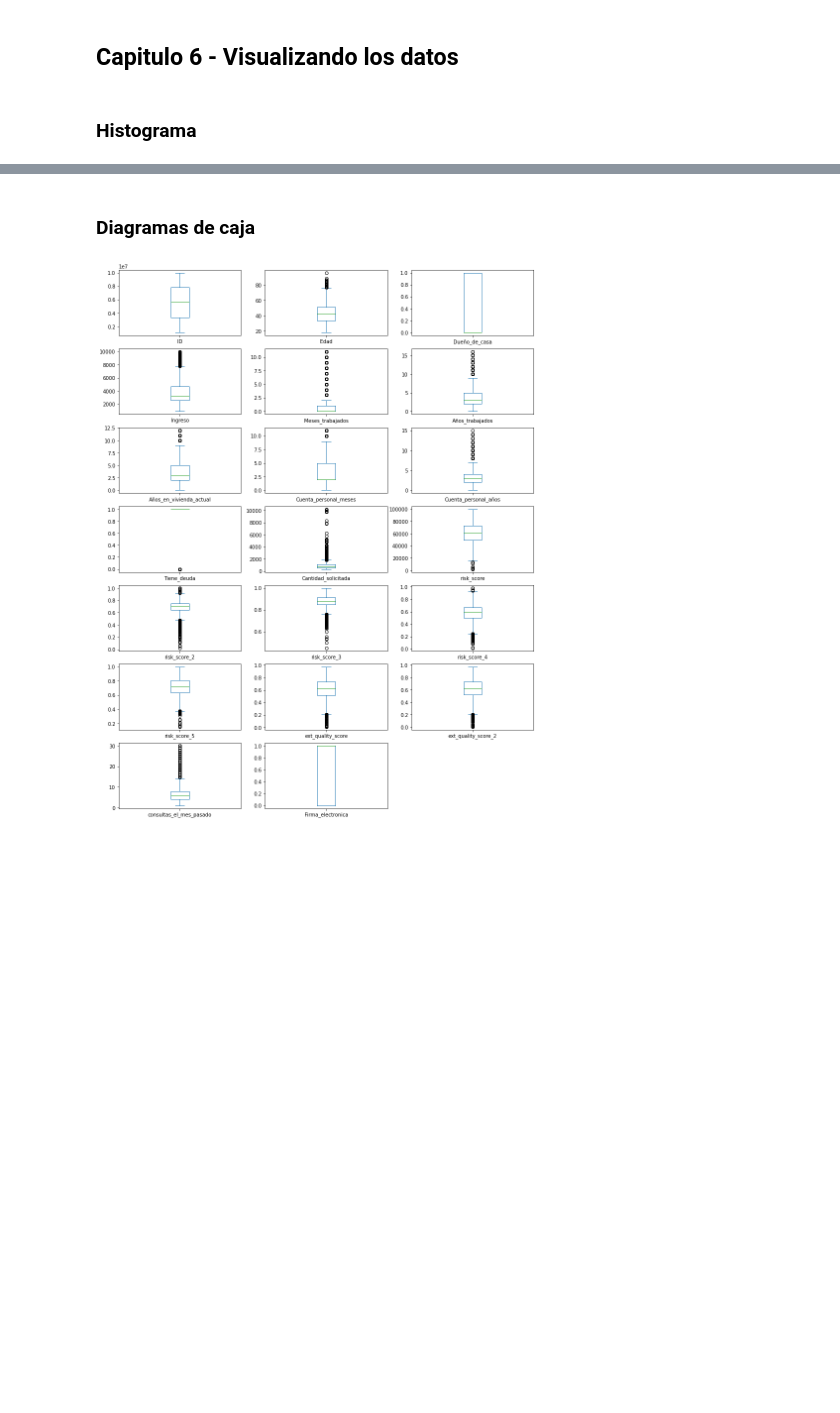
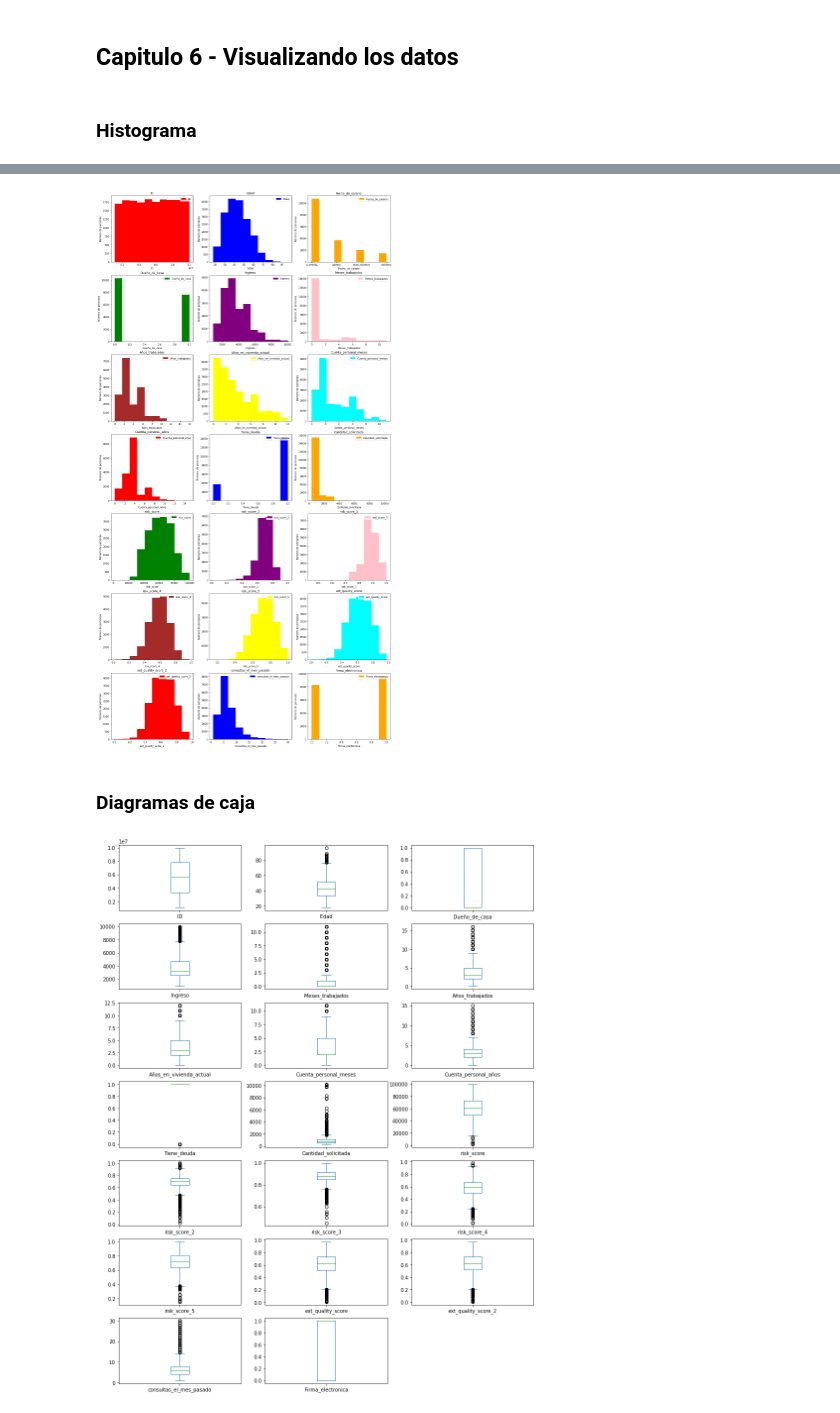
Before and after one commit to ismaelacosta/Proyecto_AID, a Jupyter notebook: examen.ipynb, the cells around one changed output, grey strips where cells are left out. Drawn from its saved outputs; the diff is of its cells as text; code cells hidden in the pictures; blank space fills up the shorter version.

Commit message:
histograma mejorado

```diff
--- a/examen.ipynb
+++ b/examen.ipynb
@@ -137,17 +137,16 @@ correlacion
 # %% [markdown]
 ### Histograma
 # %%
-colores = ["red", "blue","orange", "green", "purple", "pink", "brown", "yellow", "cyan", "red", "blue","orange", "green", "purple", "pink", "brown", "yellow", "cyan", "red", "blue","orange", "green", "purple", "pink", "brown", "yellow", "cyan"]
+def histograma():
+    colores = ["red", "blue","orange", "green", "purple", "pink", "brown", "yellow", "cyan", "red", "blue","orange", "green", "purple", "pink", "brown", "yellow", "cyan", "red", "blue","orange", "green", "purple", "pink", "brown", "yellow", "cyan"]
 
+    fig, axes = plt.subplots(nrows=7, ncols=3, figsize=(20,40))
 
+    for i, ax in enumerate(axes.flat, start=0):
+        ax.hist(x=df.iloc[:,i].values, histtype="stepfilled", color=colores[i], label= df.iloc[:,i].name, align="mid" )
+        ax.set_title(df.iloc[:,i].name)
+        ax.set_xlabel(df.iloc[:,i].name)
+        ax.set_ylabel('Número de personas')
+        ax.legend()
 
-def histograma(data):
-    numero_color = df.columns.get_loc(data.name)
-    plt.hist(x=data, histtype="stepfilled", color=colores[numero_color], label= data.name, align="mid" )
-    cadena = str(data.name)
-    plt.title('Histograma de ' + str(data.name))
-    plt.xlabel(cadena)
-    plt.legend()
-    #plt.xlim(0, (data.max() + 1))
-    plt.ylabel('Número de personas')
     plt.show()
@@ -170,3 +153,7 @@ df.apply(histograma)
+# %%
+histograma()
+# %% [output]
+[figure, added]
 # %% [markdown]
 ### Diagramas de caja
 # %%
```
Also changed, not shown: parts of 1 cell of this notebook.
